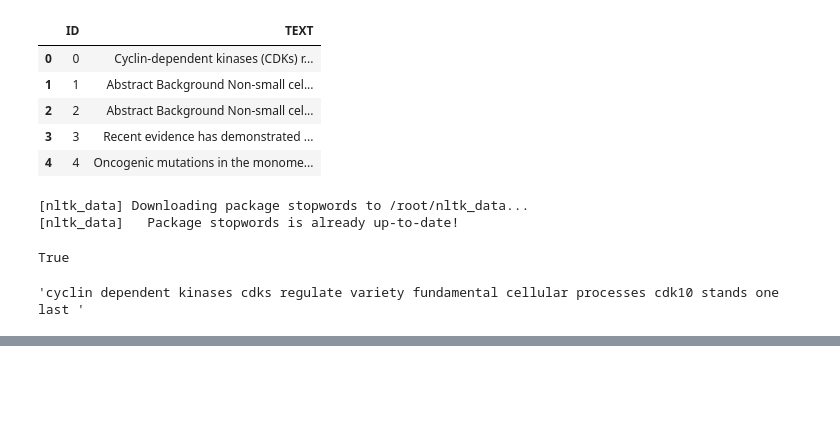
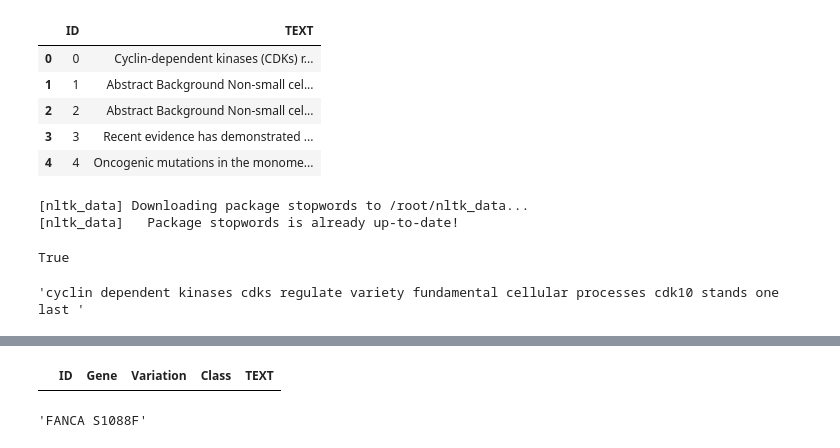
Before and after one commit to Rpmalukani22/Personalized-Medicine-Redefining-Cancer-Treatment, a Jupyter notebook: Personalized_Medicine_Redefining_Cancer_Treatment.ipynb, the cells around one changed output, grey strips where cells are left out. Cells and saved outputs as stored; diff of their text form; code cells hidden in the pictures; blank space fills up the shorter version.

```diff
--- a/Personalized_Medicine_Redefining_Cancer_Treatment.ipynb
+++ b/Personalized_Medicine_Redefining_Cancer_Treatment.ipynb
@@ -128,0 +161,2 @@ data_text.iloc[0]['TEXT'][:100]# Print and verify
+# %%
+result.loc[result['TEXT'].isnull(),'TEXT']=result['Gene']+' '+result['Variation']
@@ -128,0 +176,8 @@ data_text.iloc[0]['TEXT'][:100]# Print and verify
+# %%
+result[result.isnull().any(axis=1)] #getting rows for which text is null
+# %% [output]
+|  | ID | Gene | Variation | Class | TEXT |
+# %%
+result['TEXT'][1109]
+# %% [output]
+'FANCA S1088F'
```
Also changed, not shown: parts of 4 cells of this notebook.
